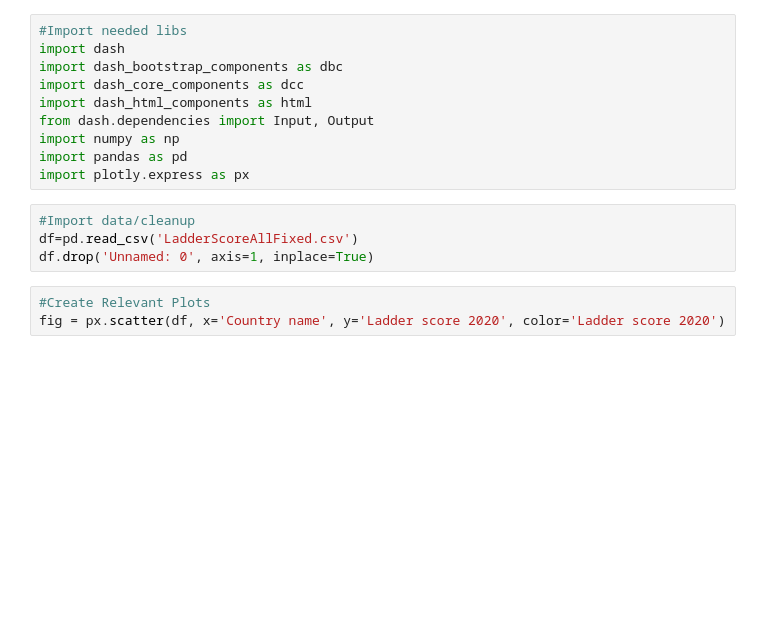
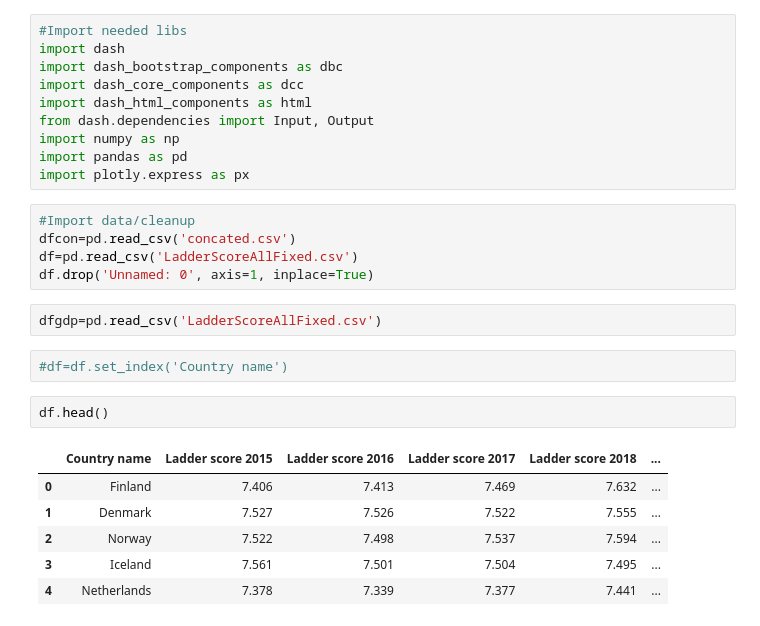
Before and after one commit to RosenV95/WHI_visualization_dashboard, a Jupyter notebook: 2IMV20-2-26.ipynb, the cells around one changed output. Drawn from its saved outputs; the diff is of its cells as text; blank space fills up the shorter version.

```diff
--- a/2IMV20-2-26.ipynb
+++ b/2IMV20-2-26.ipynb
@@ -10,8 +10,19 @@ import pandas as pd
 import plotly.express as px
 # %%
 #Import data/cleanup
+dfcon=pd.read_csv('concated.csv')
 df=pd.read_csv('LadderScoreAllFixed.csv')
 df.drop('Unnamed: 0', axis=1, inplace=True)
-# %%
-#Create Relevant Plots
-fig = px.scatter(df, x='Country name', y='Ladder score 2020', color='Ladder score 2020')
+# %%
+dfgdp=pd.read_csv('LadderScoreAllFixed.csv')
+# %%
+#df=df.set_index('Country name')
+# %%
+df.head()
+# %% [output]
+|  | Country name | Ladder score 2015 | Ladder score 2016 | Ladder score 2017 | Ladder score 2018 | ... |
+| 0 | Finland | 7.406 | 7.413 | 7.469 | 7.632 | ... |
+| 1 | Denmark | 7.527 | 7.526 | 7.522 | 7.555 | ... |
+| 2 | Norway | 7.522 | 7.498 | 7.537 | 7.594 | ... |
+| 3 | Iceland | 7.561 | 7.501 | 7.504 | 7.495 | ... |
+| 4 | Netherlands | 7.378 | 7.339 | 7.377 | 7.441 | ... |
```
Also changed, not shown: parts of 5 cells of this notebook, 1 other file.
